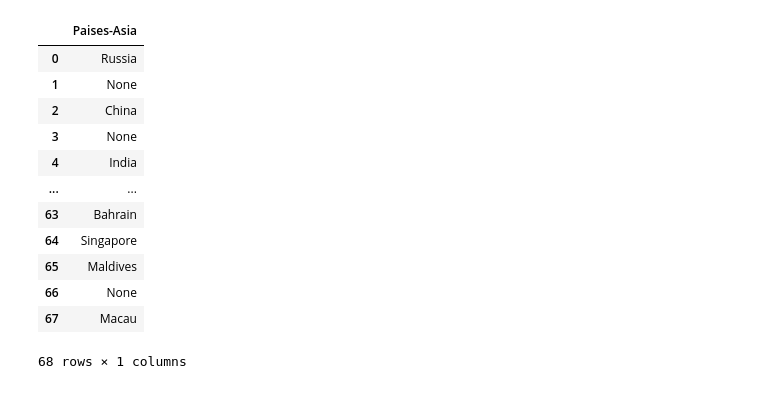
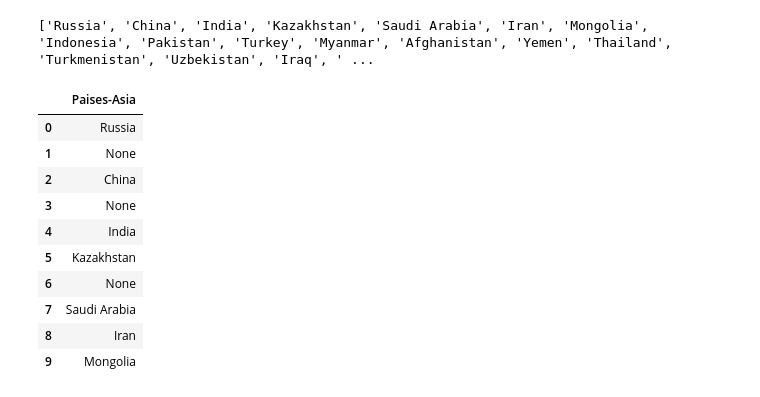
Before and after one commit to hugodevelopment/Web-Scraping, a Jupyter notebook: Wikipedia_Raspagem.ipynb, the cells around one changed output. Cells and saved outputs as stored; diff of their text form; code cells hidden in the pictures.

```diff
--- a/Wikipedia_Raspagem.ipynb
+++ b/Wikipedia_Raspagem.ipynb
@@ -64,19 +32,29 @@ print(paises)
+# %%
+# preenche uma lista vazia com os nomes dos paises acessando o title da tabela onde se encontra os nomes
+paises = []
+for pais in links:
+ if 'title' in pais.attrs:
+      paises.append(pais.get('title'))
+print(paises)
+# %% [output]
+['Russia', 'China', 'India', 'Kazakhstan', 'Saudi Arabia', 'Iran', 'Mongolia', 'Indonesia', 'Pakistan', 'Turkey', 'Myanmar', 'Afghanistan', 'Yemen', 'Thailand', 'Turkmenistan', 'Uzbekistan', 'Iraq', ' ...
 # %%
 import pandas as pd
+# cria um objeto dataframe
 df = pd.DataFrame()
+
+# preenche o dataframe com a lista de paises
 df["Paises-Asia"] = paises
-df
+df.head(10)
 # %% [output]
 |  | Paises-Asia |
 | 0 | Russia |
 | 1 | None |
 | 2 | China |
 | 3 | None |
 | 4 | India |
-| ... | ... |
-| 63 | Bahrain |
-| 64 | Singapore |
-| 65 | Maldives |
-| 66 | None |
-| 67 | Macau |
+| 5 | Kazakhstan |
+| 6 | None |
+| 7 | Saudi Arabia |
+| 8 | Iran |
+| 9 | Mongolia |
-68 rows × 1 columns
```
Also changed, not shown: parts of 7 cells of this notebook.
